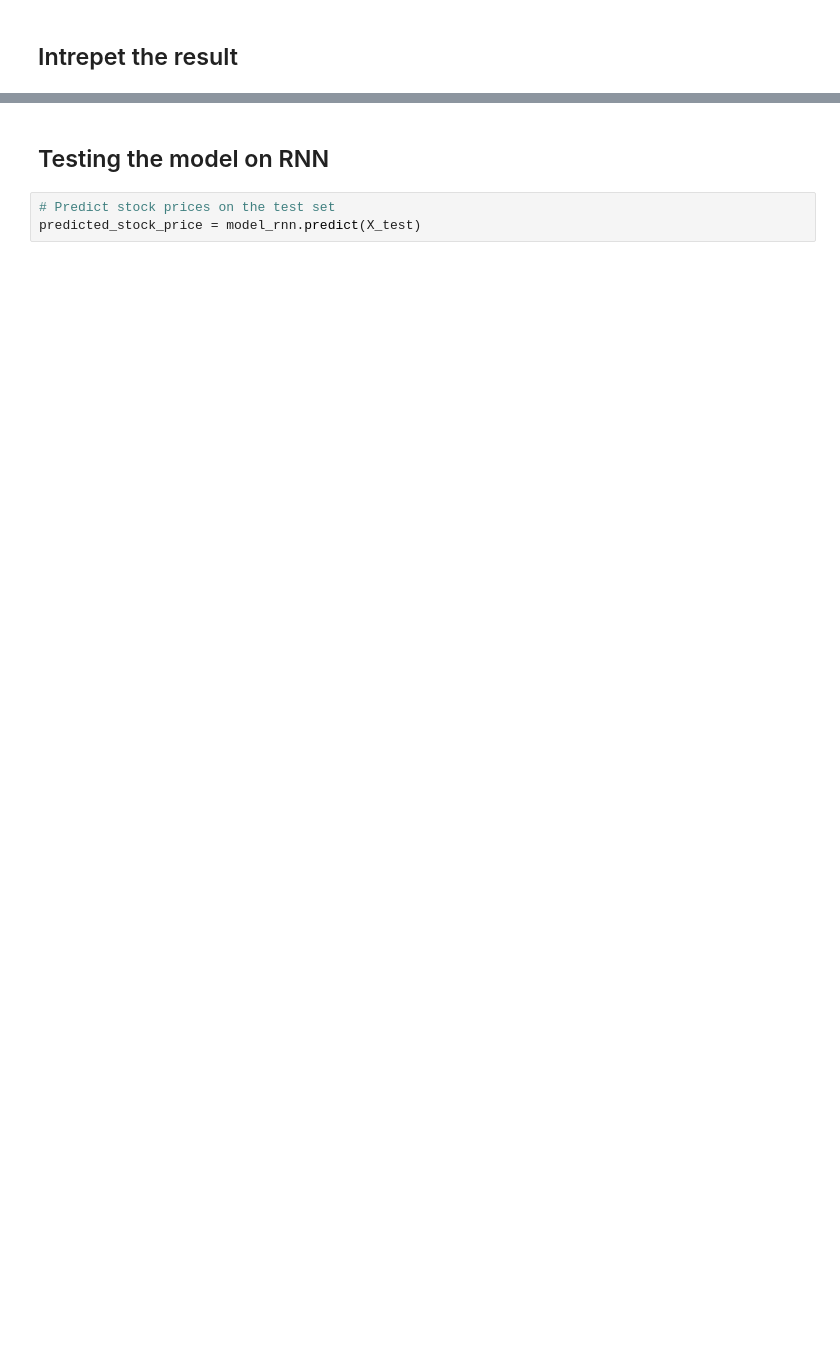
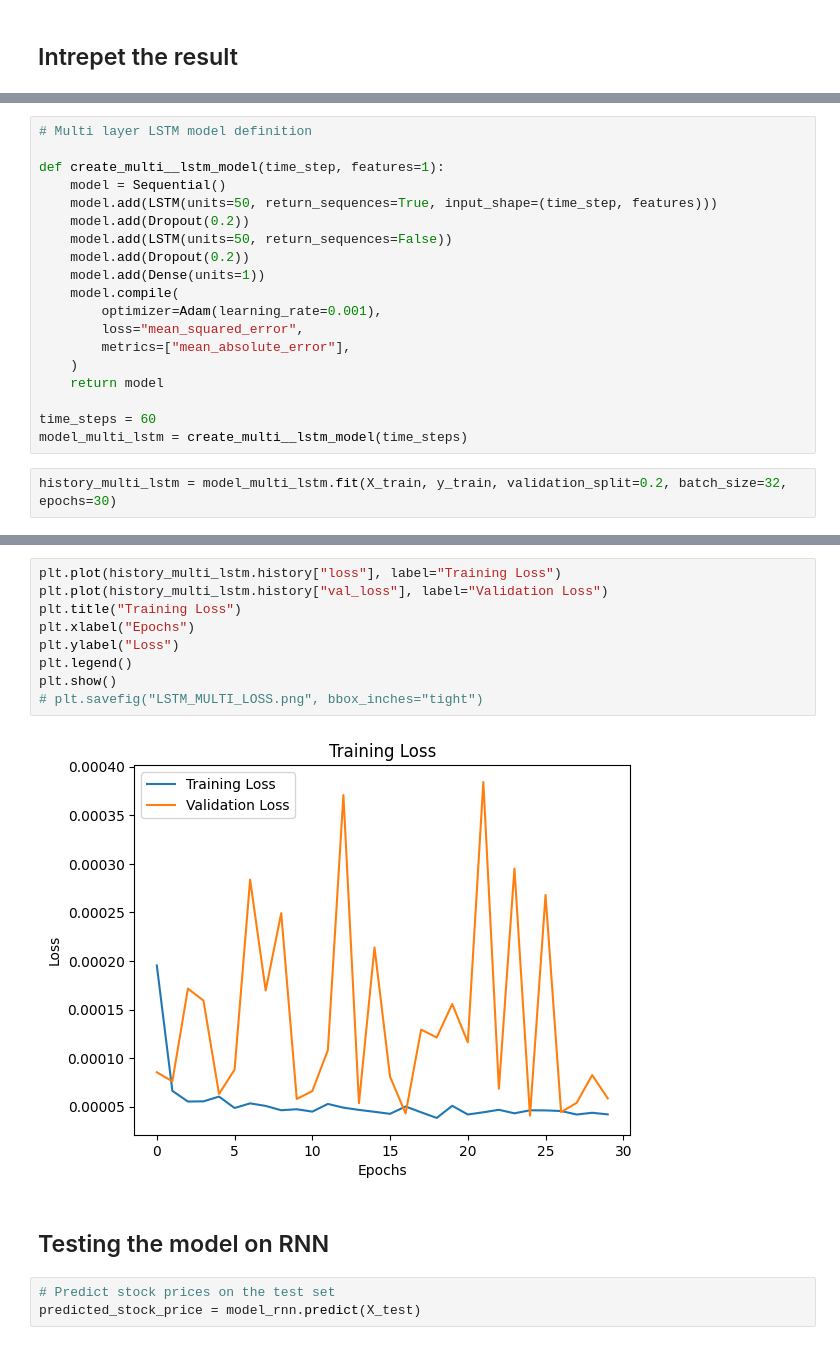
Before and after one commit to asimMahat/Stock-Market-Prediction, a Jupyter notebook: LSTM_predictor.ipynb, the cells around one changed output, grey strips where cells are left out. Saved outputs shown, nothing was run; the diff lists cells and outputs as text; blank space fills up the shorter version.

```diff
--- a/LSTM_predictor.ipynb
+++ b/LSTM_predictor.ipynb
@@ -410,0 +264,21 @@ If we tried validating while training, the learning is not good so , we proceed
+# %%
+# Multi layer LSTM model definition
+
+def create_multi__lstm_model(time_step, features=1):
+    model = Sequential()
+    model.add(LSTM(units=50, return_sequences=True, input_shape=(time_step, features)))
+    model.add(Dropout(0.2))
+    model.add(LSTM(units=50, return_sequences=False))
+    model.add(Dropout(0.2))
+    model.add(Dense(units=1))
+    model.compile(
+        optimizer=Adam(learning_rate=0.001),
+        loss="mean_squared_error",
+        metrics=["mean_absolute_error"],
+    )
+    return model
+
+time_steps = 60
+model_multi_lstm = create_multi__lstm_model(time_steps)
+# %%
+history_multi_lstm = model_multi_lstm.fit(X_train, y_train, validation_split=0.2, batch_size=32, epochs=30)
@@ -411,3 +303,14 @@ If we tried validating while training, the learning is not good so , we proceed
+# %%
+plt.plot(history_multi_lstm.history["loss"], label="Training Loss")
+plt.plot(history_multi_lstm.history["val_loss"], label="Validation Loss")
+plt.title("Training Loss")
+plt.xlabel("Epochs")
+plt.ylabel("Loss")
+plt.legend()
+plt.show()
+# plt.savefig("LSTM_MULTI_LOSS.png", bbox_inches="tight")
+# %% [output]
+[figure, added]
 # %% [markdown]
 ## Testing the model on RNN
 # %%
```
Also changed, not shown: parts of 60 cells of this notebook.
